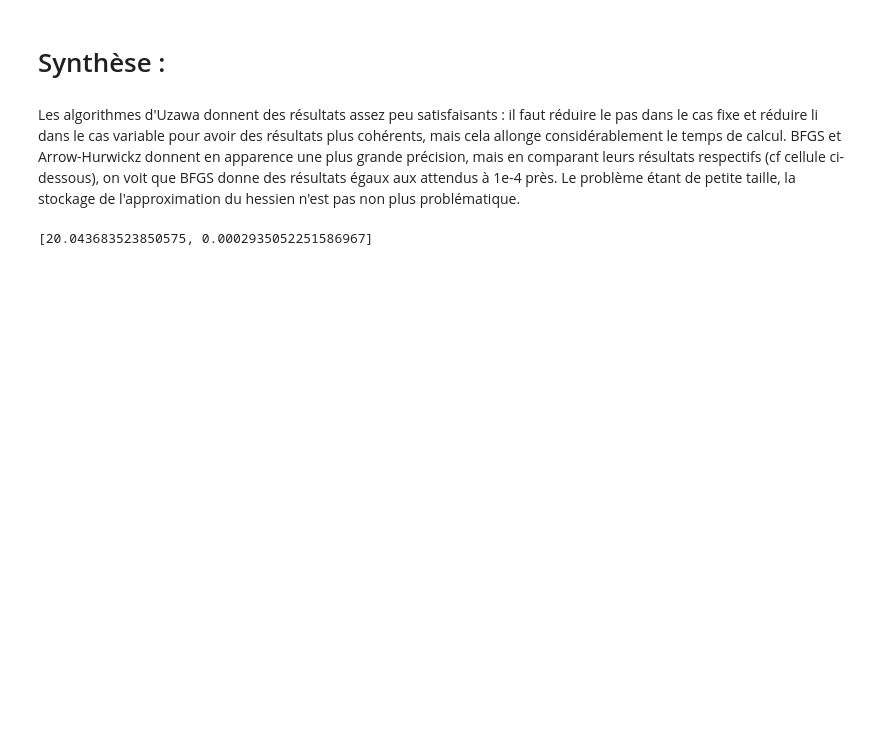
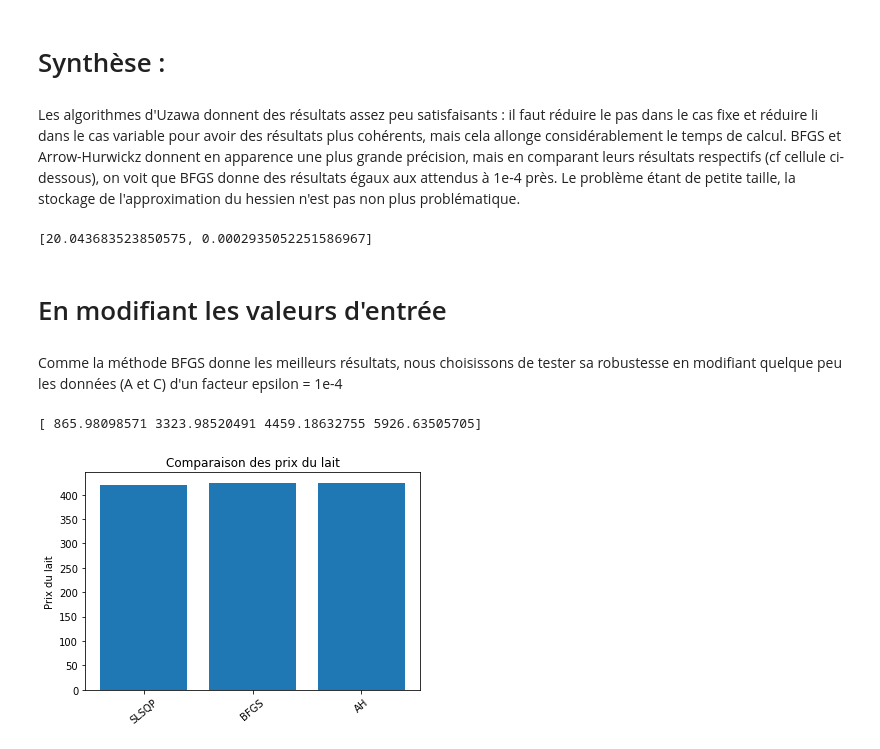
Before and after one commit to Rania999/Optimisation, a Jupyter notebook: Projet d'optimisation.ipynb, the cells around one changed output. Saved outputs shown, nothing was run; the diff lists cells and outputs as text; code cells hidden in the pictures; blank space fills up the shorter version.

```diff
--- a/Projet d'optimisation.ipynb
+++ b/Projet d'optimisation.ipynb
@@ -121,9 +121,11 @@ On commence par déterminer la solution de notre problème à l'aide de scipy, a
 # %%
+tolerance = 1e-9
 ineq_cons_f = {'type': 'ineq','fun' : c_m,'jac' : grad_c_m}
-res_scipy_f = optimize.minimize(f, x0, method='SLSQP', jac = grad_f, constraints=[ineq_cons_f], options={'ftol': 1e-9, 'disp': True})
+res_scipy_f = optimize.minimize(f, x0, method='SLSQP', jac = grad_f, constraints=[ineq_cons_f], options={'ftol': tolerance, 'disp': True})
 print("x_scipy_f : ", res_scipy_f.x)
+print("grad_f(x_scipy_f) : ", grad_f(res_scipy_f.x))
 print("c(x_scipy_f) : ", c_m(res_scipy_f.x))
-print()
+print(res_scipy_f.success)
 # %% [output]
 Positive directional derivative for linesearch    (Exit mode 8)
             Current function value: -1280286.610982609
@@ -304,3 +334,7 @@ erreurs = [sum(abs(differences[i,0]) for i in range(4)), sum(abs(differences[i,1
 print(erreurs)
 # %% [output]
 [20.043683523850575, 0.0002935052251586967]
+# %% [markdown]
+# En modifiant les valeurs d'entrée
+# %% [markdown]
+Comme la méthode BFGS donne les meilleurs résultats, nous choisissons de tester sa robustesse en modifiant quelque peu les données (A et C) d'un facteur epsilon = 1e-4
@@ -306,0 +371,34 @@ print(erreurs)
+# %%
+def algo_ah_bis(x0,lambda0, epsilon=0.1, alpha=0.001, max_iterations = 10000, epsilon_grad_f = 1e-8):
+    lambdak=lambda0
+    xl = x0
+    xk = xl - epsilon*(grad_f_bis(xl) + (np.transpose(C_bis)).dot(lambdak))
+    compteur = 1
+    while(compteur <= max_iterations and np.linalg.norm(grad_f_bis(xk))>epsilon_grad_f):
+        compteur += 1
+        xk = xk - epsilon * (grad_f_bis(xk) + (np.transpose(C_bis)).dot(lambdak))
+        lambdak = proj(lambdak + alpha * (np.dot(C_bis,xk) - d))
+    return xk
+print (algo_ah_bis(x0,lambda0))
+# %% [output]
+[ 865.98098571 3323.98520491 4459.18632755 5926.63505705]
+# %%
+X_scipy_bis = res_scipy_f.x
+X_newton_BFGS_bis = newton_BFGS_array(f_bis, grad_f_bis, c_bis, grad_c_bis, x0, lambda0)
+X_newton_AH_bis = algo_ah_bis(x0,lambda0)
+
+L_bis = [X_scipy_bis, X_newton_BFGS_bis, X_newton_AH_bis]
+p_lait = [x[0] for x in L_bis]
+p_beurre = [x[1] for x in L_bis]
+p_gouda = [x[2] for x in L_bis]
+p_edam = [x[3] for x in L_bis]
+BarName = ["SLSQP","BFGS", "AH"]
+x=[i+1 for i in range(len(L_bis))]
+# %%
+plt.bar(x,p_lait)
+plt.ylabel('Prix du lait')
+plt.title('Comparaison des prix du lait')
+pylab.xticks(x, BarName, rotation=40)
+plt.show()
+# %% [output]
+[figure, added]
```
Also changed, not shown: parts of 13 cells of this notebook.
